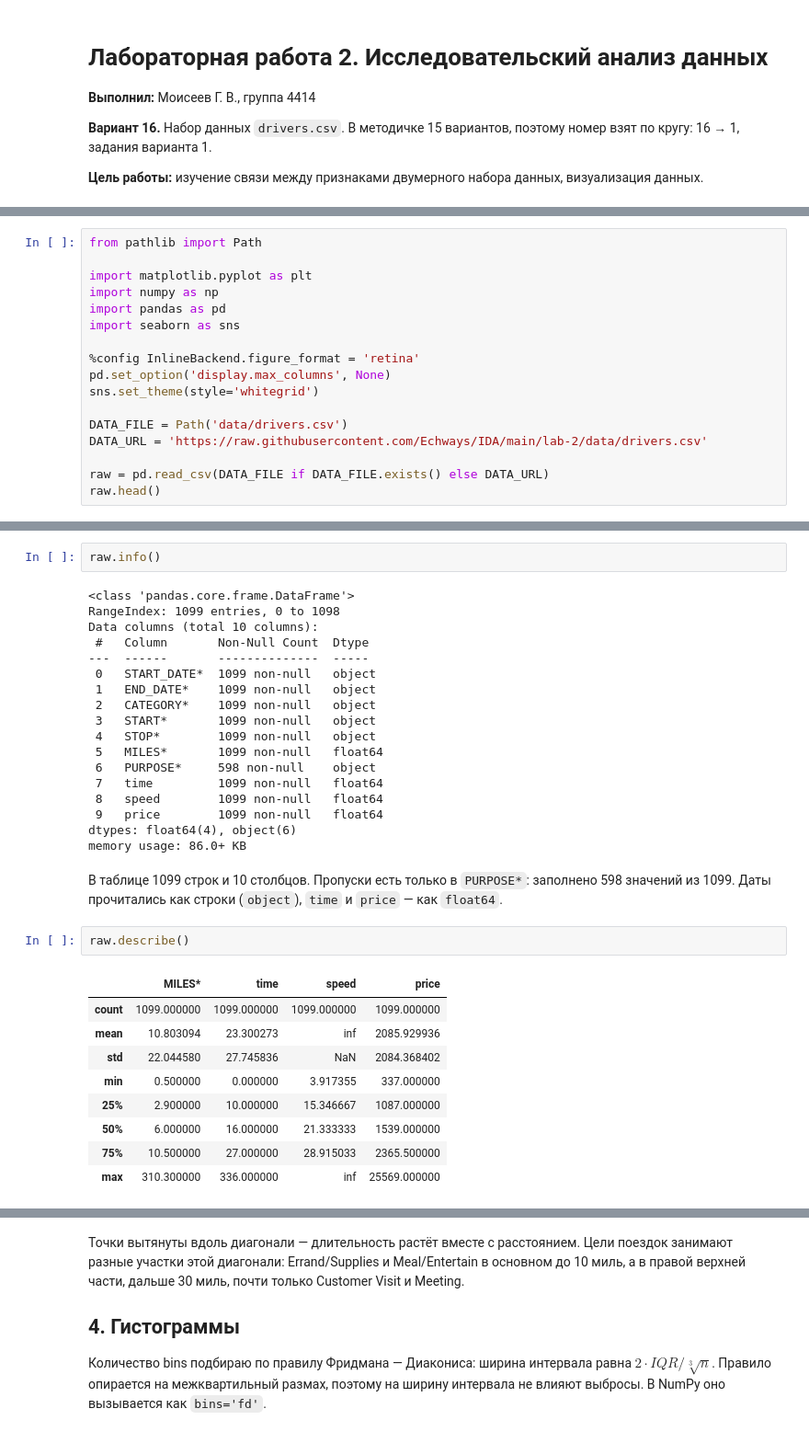
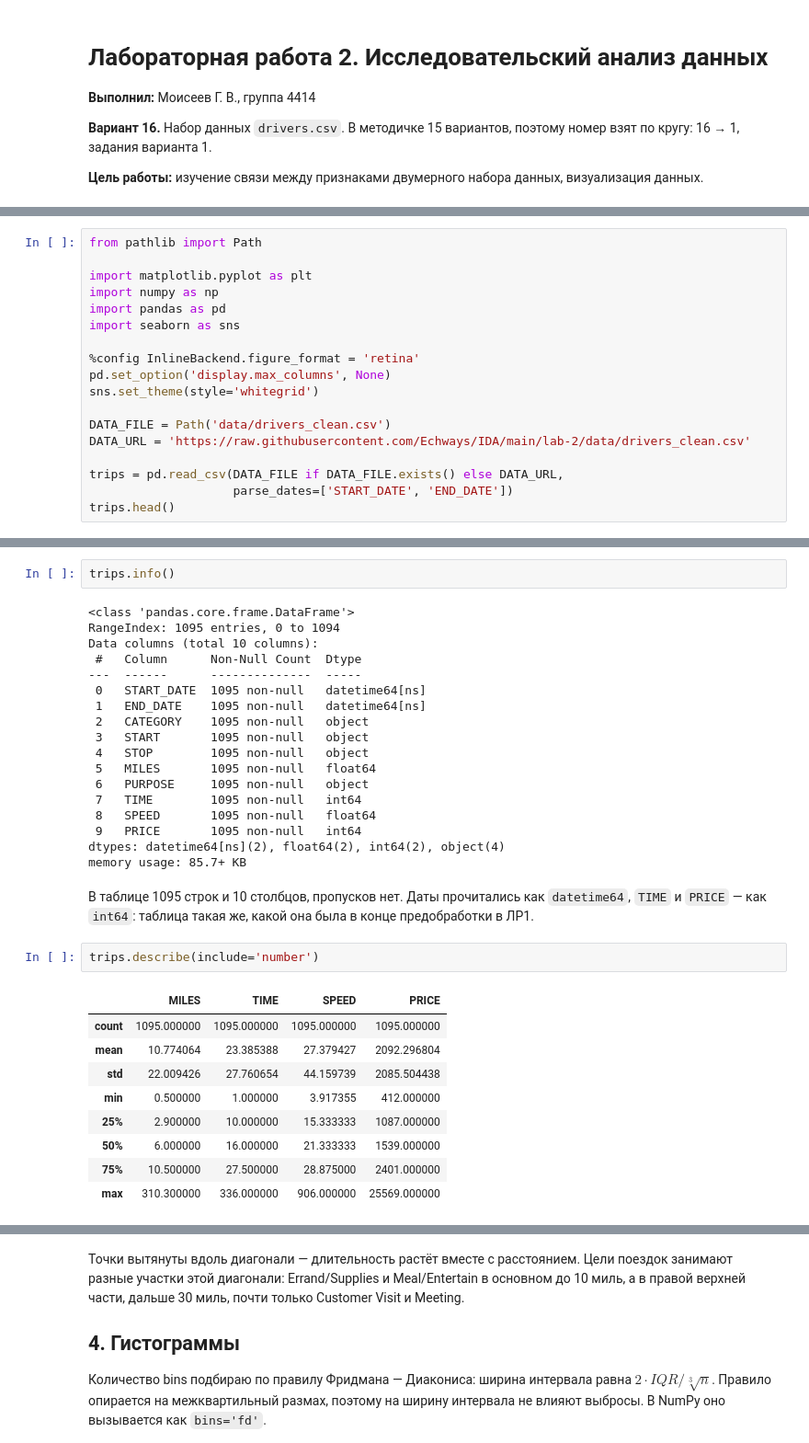
Before and after one commit to Echways/ItDA, a Jupyter notebook: lab-2/ЛР2_Моисеев_1.ipynb, the cells around one changed output, grey strips where cells are left out. Shown at 92% size. Cells and saved outputs as stored; diff of their text form.

```diff
--- a/lab-2/ЛР2_Моисеев_1.ipynb
+++ b/lab-2/ЛР2_Моисеев_1.ipynb
@@ -37,9 +39,10 @@ import seaborn as sns
 pd.set_option('display.max_columns', None)
 sns.set_theme(style='whitegrid')
 
-DATA_FILE = Path('data/drivers.csv')
-DATA_URL = 'https://raw.githubusercontent.com/Echways/IDA/main/lab-2/data/drivers.csv'
+DATA_FILE = Path('data/drivers_clean.csv')
+DATA_URL = 'https://raw.githubusercontent.com/Echways/IDA/main/lab-2/data/drivers_clean.csv'
 
-raw = pd.read_csv(DATA_FILE if DATA_FILE.exists() else DATA_URL)
-raw.head()
+trips = pd.read_csv(DATA_FILE if DATA_FILE.exists() else DATA_URL,
+                    parse_dates=['START_DATE', 'END_DATE'])
+trips.head()
 # %% [output]
@@ -52,35 +55,35 @@ raw.head()
 # %%
-raw.info()
+trips.info()
 # %% [output]
 <class 'pandas.core.frame.DataFrame'>
-RangeIndex: 1099 entries, 0 to 1098
+RangeIndex: 1095 entries, 0 to 1094
 Data columns (total 10 columns):
- #   Column       Non-Null Count  Dtype
----  ------       --------------  -----
- 0   START_DATE*  1099 non-null   object
- 1   END_DATE*    1099 non-null   object
- 2   CATEGORY*    1099 non-null   object
- 3   START*       1099 non-null   object
- 4   STOP*        1099 non-null   object
- 5   MILES*       1099 non-null   float64
- 6   PURPOSE*     598 non-null    object
- 7   time         1099 non-null   float64
- 8   speed        1099 non-null   float64
- 9   price        1099 non-null   float64
-dtypes: float64(4), object(6)
-memory usage: 86.0+ KB
+ #   Column      Non-Null Count  Dtype
+---  ------      --------------  -----
+ 0   START_DATE  1095 non-null   datetime64[ns]
+ 1   END_DATE    1095 non-null   datetime64[ns]
+ 2   CATEGORY    1095 non-null   object
+ 3   START       1095 non-null   object
+ 4   STOP        1095 non-null   object
+ 5   MILES       1095 non-null   float64
+ 6   PURPOSE     1095 non-null   object
+ 7   TIME        1095 non-null   int64
+ 8   SPEED       1095 non-null   float64
+ 9   PRICE       1095 non-null   int64
+dtypes: datetime64[ns](2), float64(2), int64(2), object(4)
+memory usage: 85.7+ KB
 # %% [markdown]
-В таблице 1099 строк и 10 столбцов. Пропуски есть только в `PURPOSE*`: заполнено 598 значений из 1099. Даты прочитались как строки (`object`), `time` и `price` — как `float64`.
+В таблице 1095 строк и 10 столбцов, пропусков нет. Даты прочитались как `datetime64`, `TIME` и `PRICE` — как `int64`: таблица такая же, какой она была в конце предобработки в ЛР1.
 # %%
-raw.describe()
+trips.describe(include='number')
 # %% [output]
-|  | MILES* | time | speed | price |
-| count | 1099.000000 | 1099.000000 | 1099.000000 | 1099.000000 |
-| mean | 10.803094 | 23.300273 | inf | 2085.929936 |
-| std | 22.044580 | 27.745836 | NaN | 2084.368402 |
-| min | 0.500000 | 0.000000 | 3.917355 | 337.000000 |
-| 25% | 2.900000 | 10.000000 | 15.346667 | 1087.000000 |
+|  | MILES | TIME | SPEED | PRICE |
+| count | 1095.000000 | 1095.000000 | 1095.000000 | 1095.000000 |
+| mean | 10.774064 | 23.385388 | 27.379427 | 2092.296804 |
+| std | 22.009426 | 27.760654 | 44.159739 | 2085.504438 |
+| min | 0.500000 | 1.000000 | 3.917355 | 412.000000 |
+| 25% | 2.900000 | 10.000000 | 15.333333 | 1087.000000 |
 | 50% | 6.000000 | 16.000000 | 21.333333 | 1539.000000 |
-| 75% | 10.500000 | 27.000000 | 28.915033 | 2365.500000 |
-| max | 310.300000 | 336.000000 | inf | 25569.000000 |
+| 75% | 10.500000 | 27.500000 | 28.875000 | 2401.000000 |
+| max | 310.300000 | 336.000000 | 906.000000 | 25569.000000 |
 # %% [markdown]
```
Also changed, not shown: parts of 26 cells of this notebook, 44 other files.
